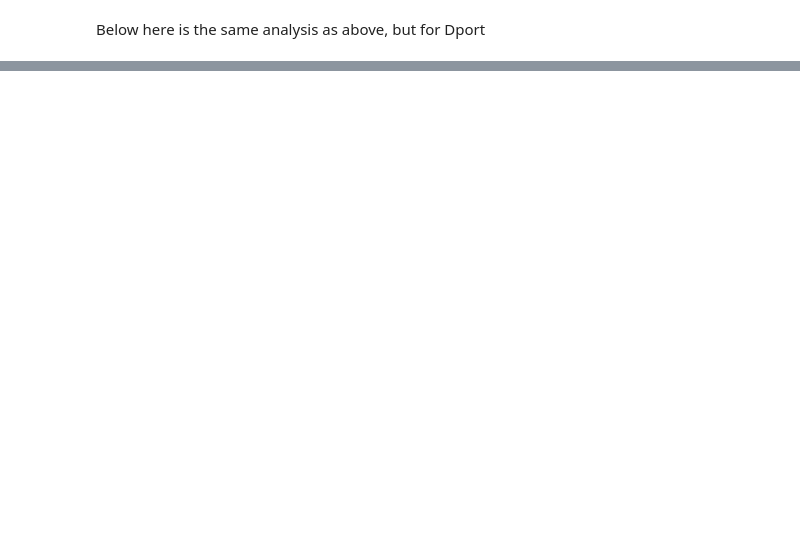
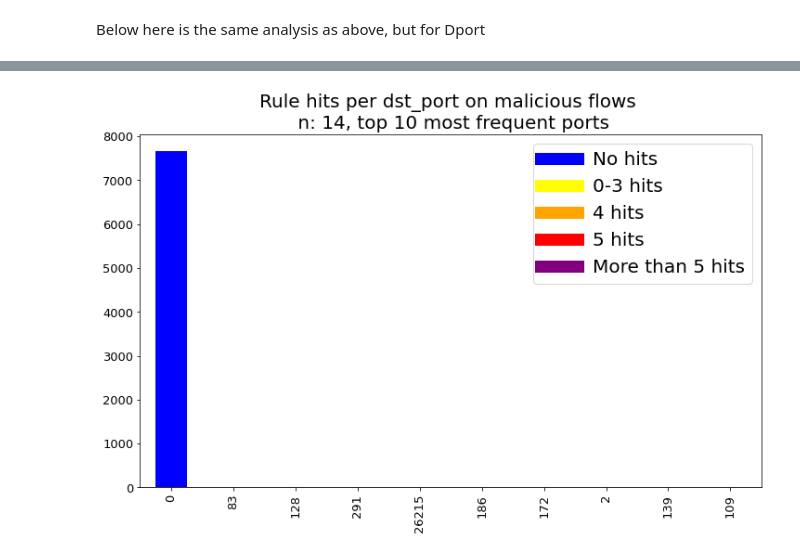
Before and after one commit to RealJoL/bpd_2023_finalproject, a Jupyter notebook: ruleset_analysis.ipynb, the cells around one changed output, grey strips where cells are left out. Cells and saved outputs as stored; diff of their text form; code cells hidden in the pictures; blank space fills up the shorter version.

```diff
--- a/ruleset_analysis.ipynb
+++ b/ruleset_analysis.ipynb
@@ -186,0 +223,71 @@ nhit_on_freq_bad
+# %%
+# Port analysis
+bad_dport_df = pd.DataFrame(all_bad_db['Dport'])
+
+# Fill Sport for null to 0 and convert to int
+bad_dport_df = pd.DataFrame(bad_dport_df['Dport'].fillna(value="0"))
+bad_dport_df = pd.DataFrame(bad_dport_df['Dport'].apply(lambda x: int(int(str(x), 16))))
+# %%
+plt.figure(figsize=(12, 7))
+
+freq_bad_dport = bad_dport_df['Dport'].value_counts()
+red_freq_bad_dport = freq_bad_dport[0:n_of_ports]
+
+coloured_bars_bad_dport = []
+nhit_on_freq_bad_dport = {}
+
+for _, ruleset in ruleset_df.iterrows():
+    #print(ruleset)
+    for port in red_freq_bad_dport.index:
+        if ruleset['Dport_greater'] is None:
+            continue
+        if not port in nhit_on_freq_bad_dport.keys():
+            nhit_on_freq_bad_dport[port] = 0
+        if ruleset['Dport_greater']:
+            if port > ruleset['Dport_threshold']:
+                nhit_on_freq_bad_dport[port] += 1
+        if not ruleset['Dport_greater']:
+            if port > ruleset['Dport_threshold']:
+                nhit_on_freq_bad_dport[port] += 1
+
+for k in nhit_on_freq_bad_dport.keys():
+    if nhit_on_freq_bad_dport[k] > 0:
+        coloured_bars_bad_dport.append(k)
+
+bad_dport_color = [{f not in nhit_on_freq_bad_dport.keys(): 'blue',
+                    nhit_on_freq_bad_dport[f] == 0: 'blue',
+                    nhit_on_freq_bad_dport[f] > 0: 'yellow',
+                    nhit_on_freq_bad_dport[f] == 4: 'orange',
+                    nhit_on_freq_bad_dport[f] == 5: 'red',
+                    nhit_on_freq_bad_dport[f] > 5: 'purple',
+                    }[True] for f in red_freq_bad_dport.index]
+
+bad_dport_bar_plot = red_freq_bad_dport.plot.bar(color=bad_dport_color)
+
+plt.plot(0, 0, 'blue', label='No hits', lw=13)
+plt.plot(0, 0, 'yellow', label='0-3 hits', lw=13)
+plt.plot(0, 0, 'orange', label='4 hits', lw=13)
+plt.plot(0, 0, 'red', label='5 hits', lw=13)
+plt.plot(0, 0, 'purple', label='More than 5 hits', lw=13)
+plt.legend(fontsize=18)
+
+label_to_remove = 'Dport'
+h, l = bad_dport_bar_plot.get_legend_handles_labels()
+
+idx_keep = [k[0] for k in enumerate(l) if l[k[0]] != label_to_remove]
+
+handles = []
+labels = []
+
+for i in idx_keep:
+    handles.append(h[i])
+    labels.append(l[i])
+bad_dport_bar_plot.legend(handles, labels, prop={'size': 20})
+
+bad_dport_bar_plot.tick_params(axis='both', which='major', labelsize=13)
+plt.title("Rule hits per dst_port on malicious flows \n n: " + str(len(ruleset_df)) + ", top " + str(n_of_ports) + " most frequent ports",
+          fontsize=20)
+plt.savefig("./output/figures/fig_bad_dport_" + file_time + ".png", transparent=True)
+plt.show()
+# %% [output]
+[figure, added]
```
Also changed, not shown: parts of 12 cells of this notebook.
